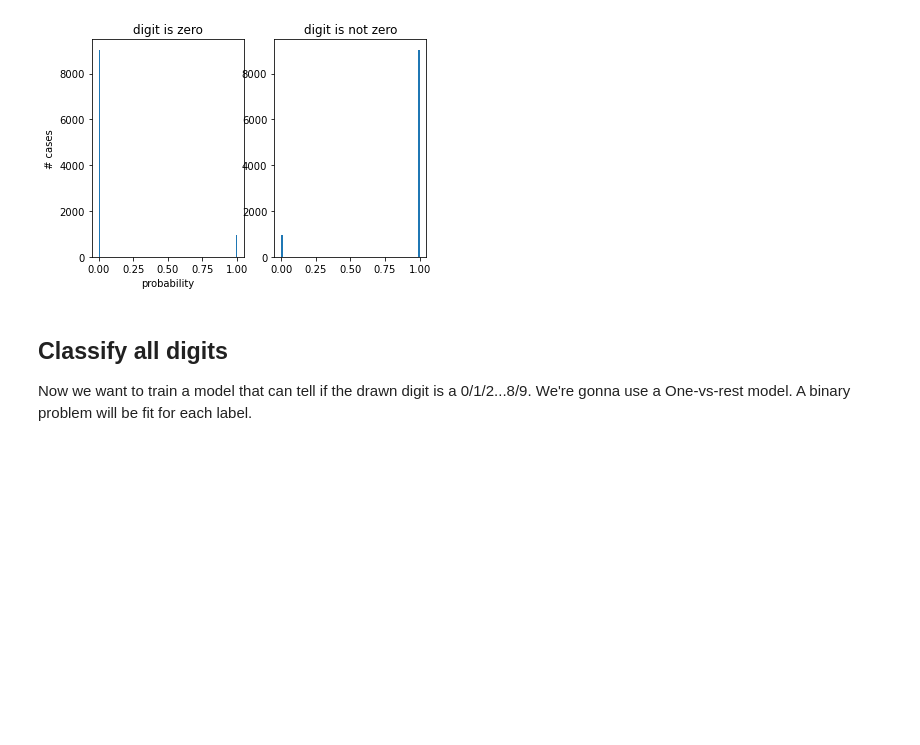
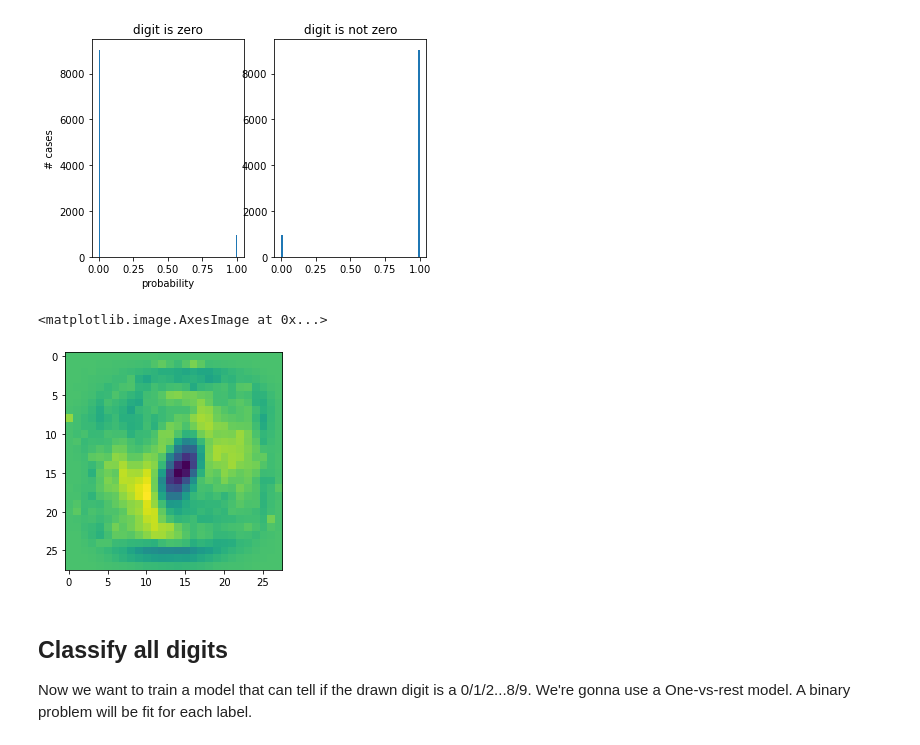
Before and after one commit to philj0st/MNIST-Digit-Classification, a Jupyter notebook: MNIST-Digits.ipynb, the cells around one changed output. Drawn from its saved outputs; the diff is of its cells as text; code cells hidden in the pictures; blank space fills up the shorter version.

```diff
--- a/MNIST-Digits.ipynb
+++ b/MNIST-Digits.ipynb
@@ -223,6 +223,13 @@ ax2.set_title("digit is not zero")
 # %% [output]
 Text(0.5, 1.0, 'digit is not zero')
 [figure]
+# %%
+# a quick look a the coefficients
+coef = clf.coef_.copy()
+plt.imshow(selector.inverse_transform(coef).reshape(28,28))
+# %% [output]
+<matplotlib.image.AxesImage at 0x...>
+[figure, added]
 # %% [markdown]
 ## Classify all digits
 Now we want to train a model that can tell if the drawn digit is a 0/1/2...8/9. We're gonna use a One-vs-rest model. A binary problem will be fit for each label.
```
Also changed, not shown: parts of 6 cells of this notebook.
